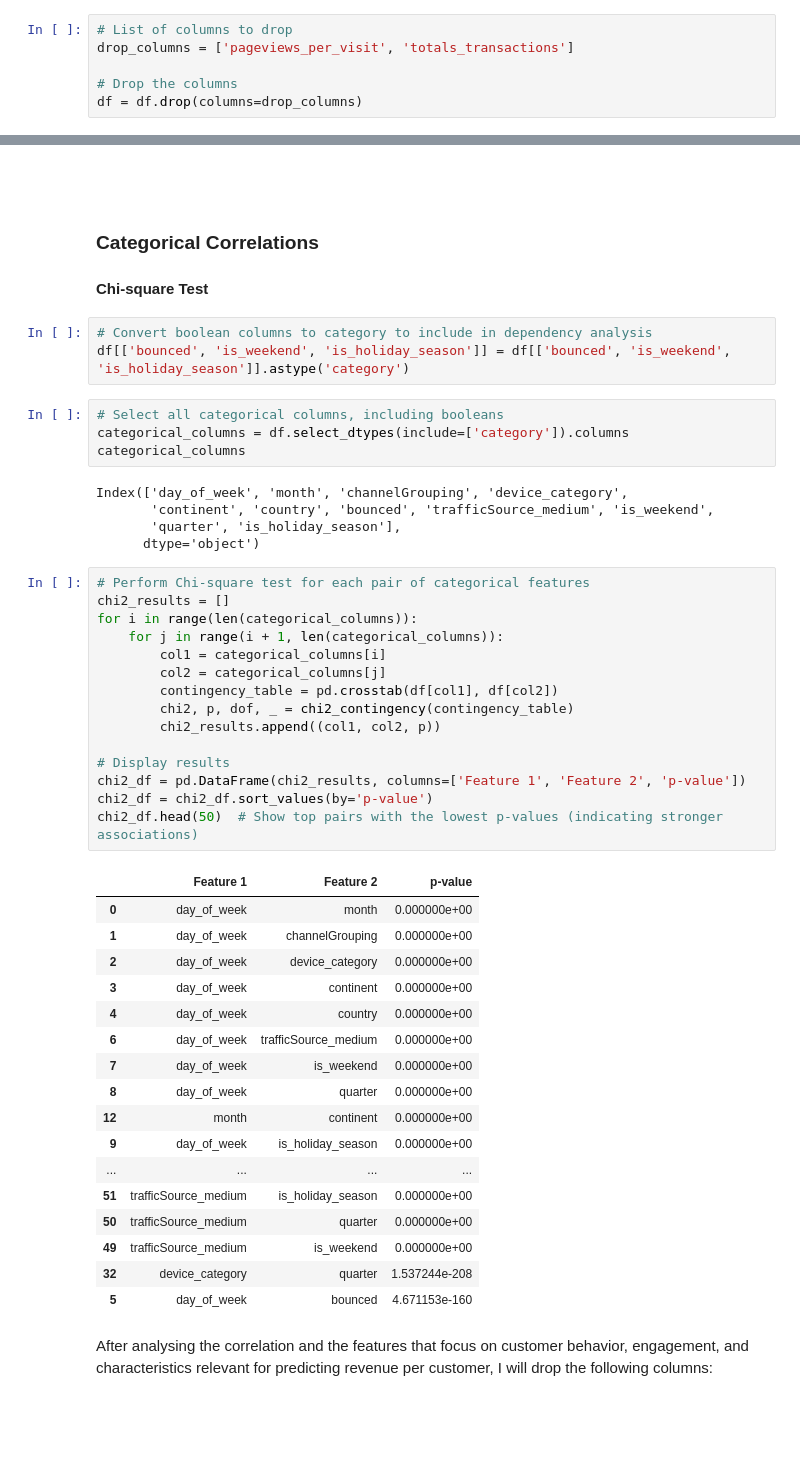
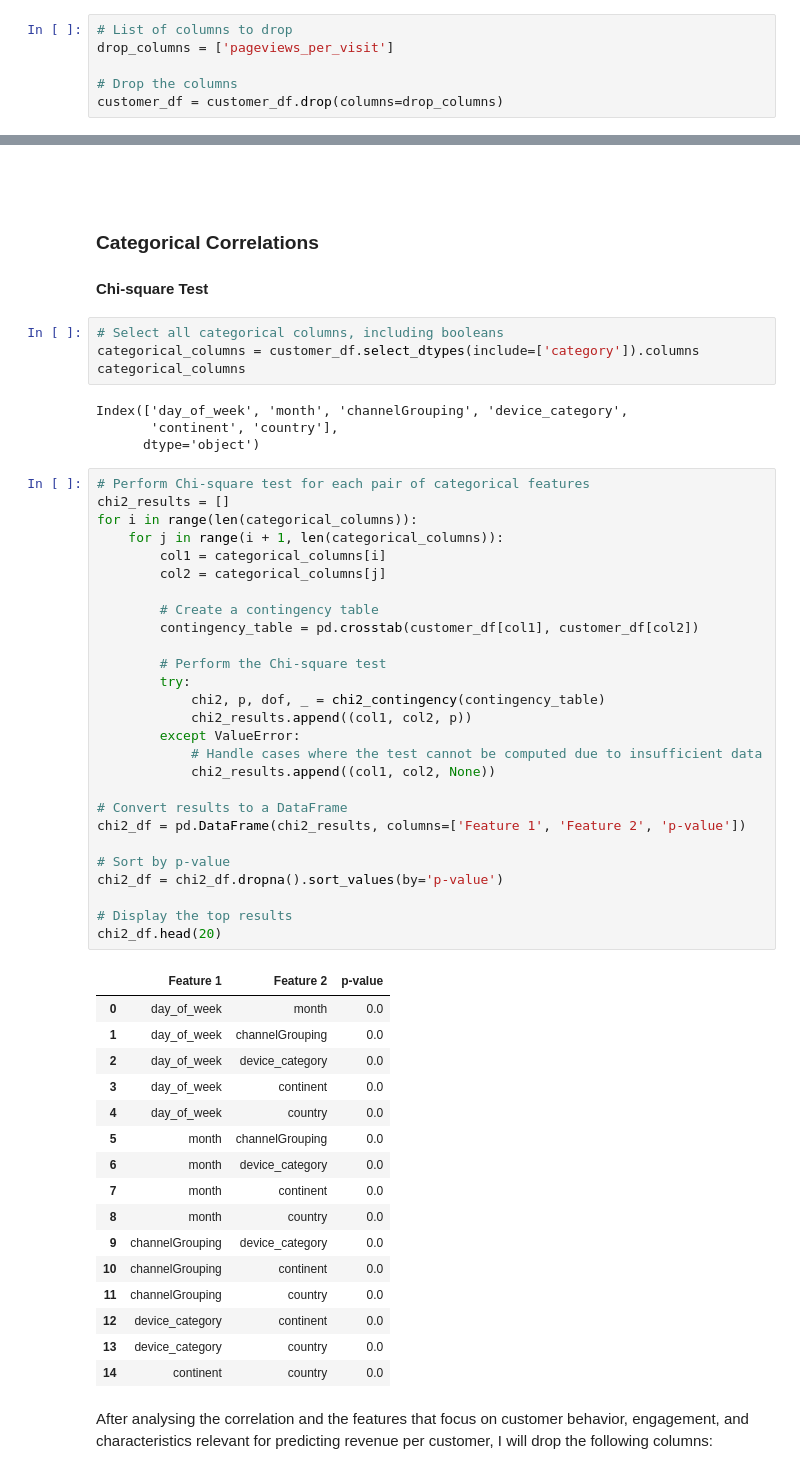
Before and after one commit to PaolaGaray/GA-CustomerRevenuePrediction, a Jupyter notebook: notebooks/feature_engineering.ipynb, the cells around one changed output, grey strips where cells are left out. Drawn from its saved outputs; the diff is of its cells as text; blank space fills up the shorter version.

```diff
--- a/notebooks/feature_engineering.ipynb
+++ b/notebooks/feature_engineering.ipynb
@@ -300,7 +322,7 @@ plt.show()
 # %%
 # List of columns to drop
-drop_columns = ['pageviews_per_visit', 'totals_transactions']
+drop_columns = ['pageviews_per_visit']
 
 # Drop the columns
-df = df.drop(columns=drop_columns)
+customer_df = customer_df.drop(columns=drop_columns)
 # %%
@@ -313,51 +335,58 @@ df.shape
 
 ### Categorical Correlations
 #### Chi-square Test
-# %%
-# Convert boolean columns to category to include in dependency analysis
-df[['bounced', 'is_weekend', 'is_holiday_season']] = df[['bounced', 'is_weekend', 'is_holiday_season']].astype('category')
 # %%
 # Select all categorical columns, including booleans
-categorical_columns = df.select_dtypes(include=['category']).columns
+categorical_columns = customer_df.select_dtypes(include=['category']).columns
 categorical_columns
 # %% [output]
 Index(['day_of_week', 'month', 'channelGrouping', 'device_category',
-       'continent', 'country', 'bounced', 'trafficSource_medium', 'is_weekend',
-       'quarter', 'is_holiday_season'],
+       'continent', 'country'],
       dtype='object')
 # %%
 # Perform Chi-square test for each pair of categorical features
 chi2_results = []
 for i in range(len(categorical_columns)):
     for j in range(i + 1, len(categorical_columns)):
         col1 = categorical_columns[i]
         col2 = categorical_columns[j]
-        contingency_table = pd.crosstab(df[col1], df[col2])
-        chi2, p, dof, _ = chi2_contingency(contingency_table)
-        chi2_results.append((col1, col2, p))
 
-# Display results
+        # Create a contingency table
+        contingency_table = pd.crosstab(customer_df[col1], customer_df[col2])
+
+        # Perform the Chi-square test
+        try:
+            chi2, p, dof, _ = chi2_contingency(contingency_table)
+            chi2_results.append((col1, col2, p))
+        except ValueError:
+            # Handle cases where the test cannot be computed due to insufficient data
+            chi2_results.append((col1, col2, None))
+
+# Convert results to a DataFrame
 chi2_df = pd.DataFrame(chi2_results, columns=['Feature 1', 'Feature 2', 'p-value'])
-chi2_df = chi2_df.sort_values(by='p-value')
-chi2_df.head(50)  # Show top pairs with the lowest p-values (indicating stronger associations)
+
+# Sort by p-value
+chi2_df = chi2_df.dropna().sort_values(by='p-value')
+
+# Display the top results
+chi2_df.head(20)
 # %% [output]
 |  | Feature 1 | Feature 2 | p-value |
-| 0 | day_of_week | month | 0.000000e+00 |
-| 1 | day_of_week | channelGrouping | 0.000000e+00 |
-| 2 | day_of_week | device_category | 0.000000e+00 |
-| 3 | day_of_week | continent | 0.000000e+00 |
-| 4 | day_of_week | country | 0.000000e+00 |
-| 6 | day_of_week | trafficSource_medium | 0.000000e+00 |
-| 7 | day_of_week | is_weekend | 0.000000e+00 |
-| 8 | day_of_week | quarter | 0.000000e+00 |
-| 12 | month | continent | 0.000000e+00 |
-| 9 | day_of_week | is_holiday_season | 0.000000e+00 |
-| ... | ... | ... | ... |
-| 51 | trafficSource_medium | is_holiday_season | 0.000000e+00 |
-| 50 | trafficSource_medium | quarter | 0.000000e+00 |
-| 49 | trafficSource_medium | is_weekend | 0.000000e+00 |
-| 32 | device_category | quarter | 1.537244e-208 |
-| 5 | day_of_week | bounced | 4.671153e-160 |
+| 0 | day_of_week | month | 0.0 |
+| 1 | day_of_week | channelGrouping | 0.0 |
+| 2 | day_of_week | device_category | 0.0 |
+| 3 | day_of_week | continent | 0.0 |
+| 4 | day_of_week | country | 0.0 |
+| 5 | month | channelGrouping | 0.0 |
+| 6 | month | device_category | 0.0 |
+| 7 | month | continent | 0.0 |
+| 8 | month | country | 0.0 |
+| 9 | channelGrouping | device_category | 0.0 |
+| 10 | channelGrouping | continent | 0.0 |
+| 11 | channelGrouping | country | 0.0 |
+| 12 | device_category | continent | 0.0 |
+| 13 | device_category | country | 0.0 |
+| 14 | continent | country | 0.0 |
 # %% [markdown]
 After analysing the correlation and the features that focus on customer behavior, engagement, and characteristics relevant for predicting revenue per customer, I will drop the following columns:
 # %%
```
Also changed, not shown: parts of 13 cells of this notebook.
